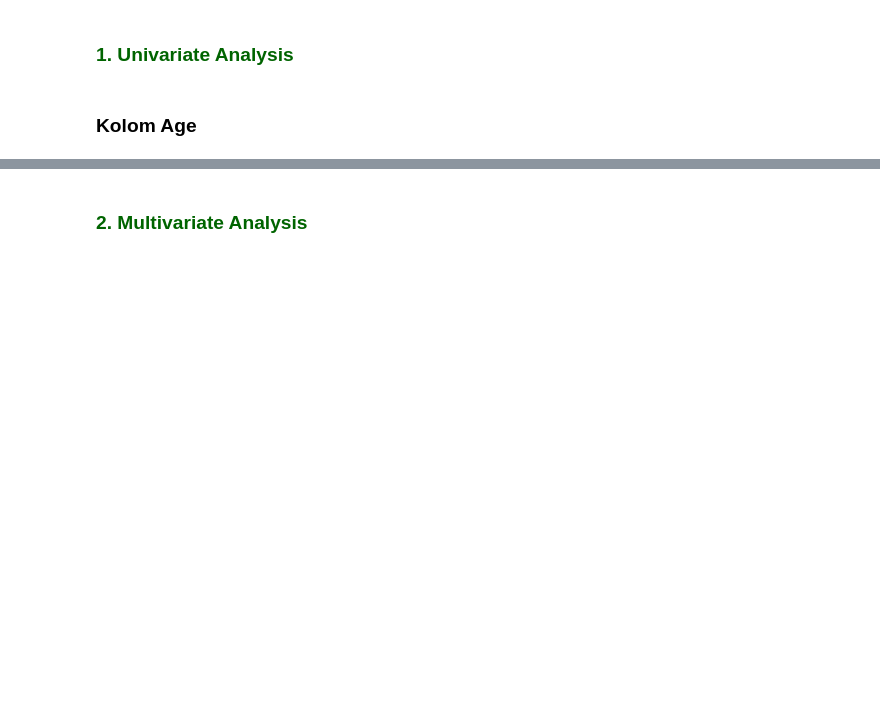
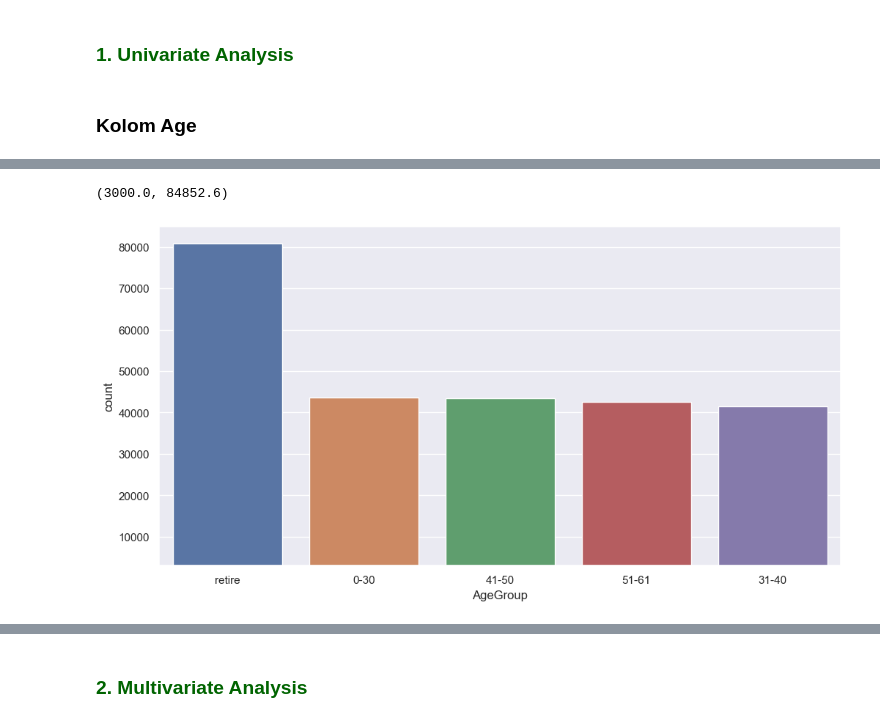
Before and after one commit to M-Fatoni/Loan-Prediction-Based-on-Customer-Behavior, a Jupyter notebook: Loan_Prediction.ipynb, the cells around one changed output, grey strips where cells are left out. Drawn from its saved outputs; the diff is of its cells as text; code cells hidden in the pictures; blank space fills up the shorter version.

```diff
--- a/Loan_Prediction.ipynb
+++ b/Loan_Prediction.ipynb
@@ -116,0 +123,11 @@ Secara umum, tidak ada yang secara langsung aneh pada kolom kategorikal
+# %%
+dfage = df[['Age']]
+dfage['AgeGroup'] = dfage['Age'].apply(lambda x: '0-30' if x<=30 else '31-40' if x<=40 else '41-50' if x<=50 else '51-61' if x<= 60 else 'retire')
+# %%
+plt.figure(figsize=(12,6))
+sns.countplot(x='AgeGroup', data=dfage, order = dfage['AgeGroup'].value_counts().index)
+plt.xticks(rotation=0)
+plt.ylim(3000)
+# %% [output]
+(3000.0, 84852.6)
+[figure, added]
```
Also changed, not shown: parts of 68 cells of this notebook.
